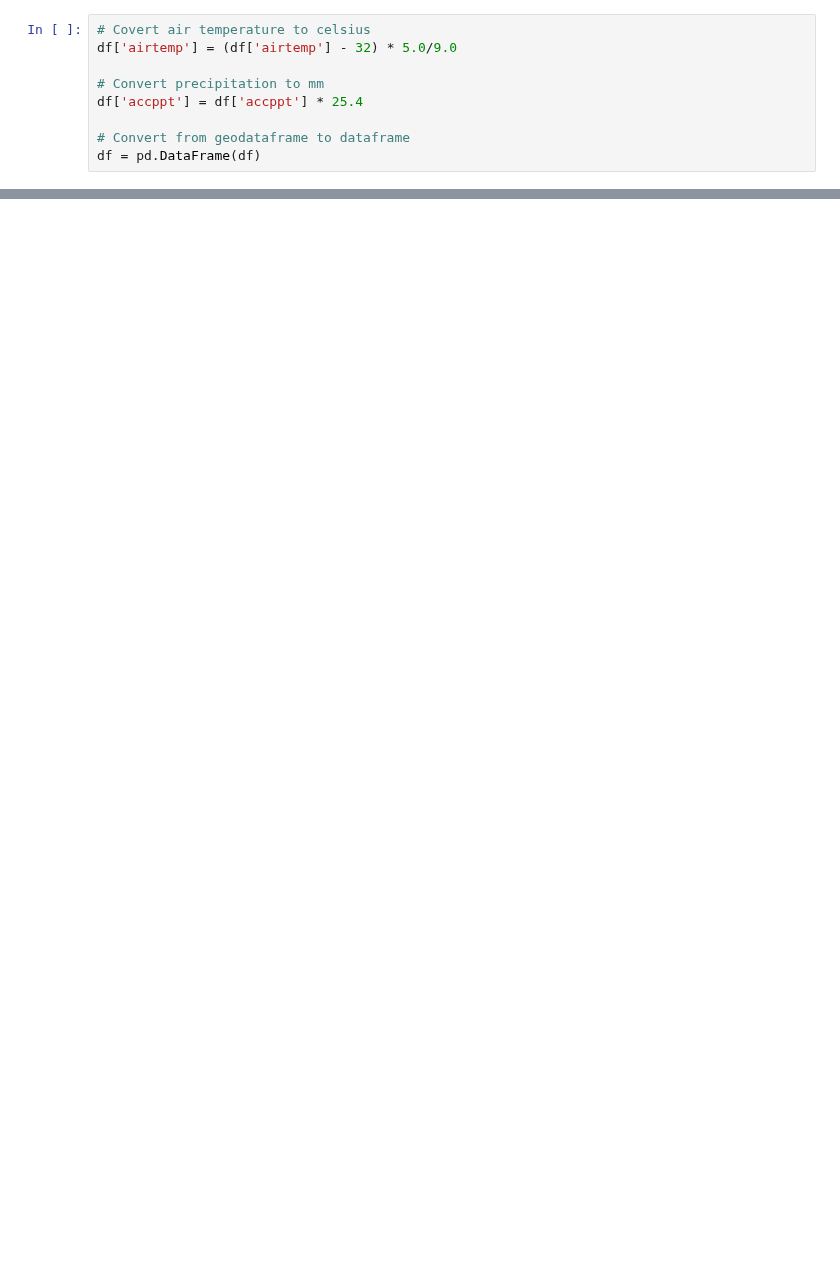
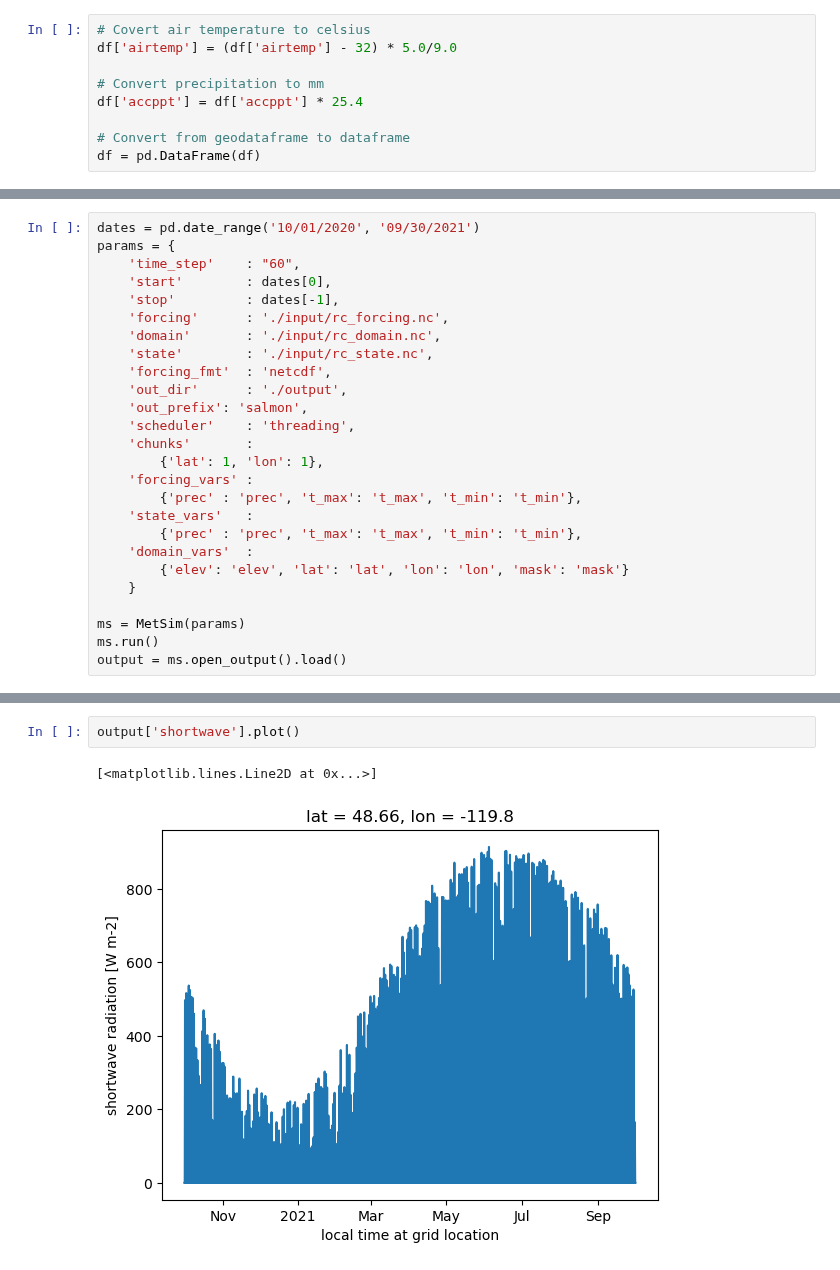
Before and after one commit to clinton-alden/summa, a Jupyter notebook: processing/methow/metloom_api_pull.ipynb, the cells around one changed output, grey strips where cells are left out. Cells and saved outputs as stored; diff of their text form; blank space fills up the shorter version.

```diff
--- a/processing/methow/metloom_api_pull.ipynb
+++ b/processing/methow/metloom_api_pull.ipynb
@@ -63,0 +201,26 @@ a1['accppt'].plot()
+# %%
+dates = pd.date_range('10/01/2020', '09/30/2021')
+params = {
+    'time_step'    : "60",
+    'start'        : dates[0],
+    'stop'         : dates[-1],
+    'forcing'      : './input/rc_forcing.nc',
+    'domain'       : './input/rc_domain.nc',
+    'state'        : './input/rc_state.nc',
+    'forcing_fmt'  : 'netcdf',
+    'out_dir'      : './output',
+    'out_prefix': 'salmon',
+    'scheduler'    : 'threading',
+    'chunks'       :
+        {'lat': 1, 'lon': 1},
+    'forcing_vars' :
+        {'prec' : 'prec', 't_max': 't_max', 't_min': 't_min'},
+    'state_vars'   :
+        {'prec' : 'prec', 't_max': 't_max', 't_min': 't_min'},
+    'domain_vars'  :
+        {'elev': 'elev', 'lat': 'lat', 'lon': 'lon', 'mask': 'mask'}
+    }
+
+ms = MetSim(params)
+ms.run()
+output = ms.open_output().load()
@@ -63,0 +247,5 @@ a1['accppt'].plot()
+# %%
+output['shortwave'].plot()
+# %% [output]
+[<matplotlib.lines.Line2D at 0x...>]
+[figure, added]
```
Also changed, not shown: parts of 13 cells of this notebook.
